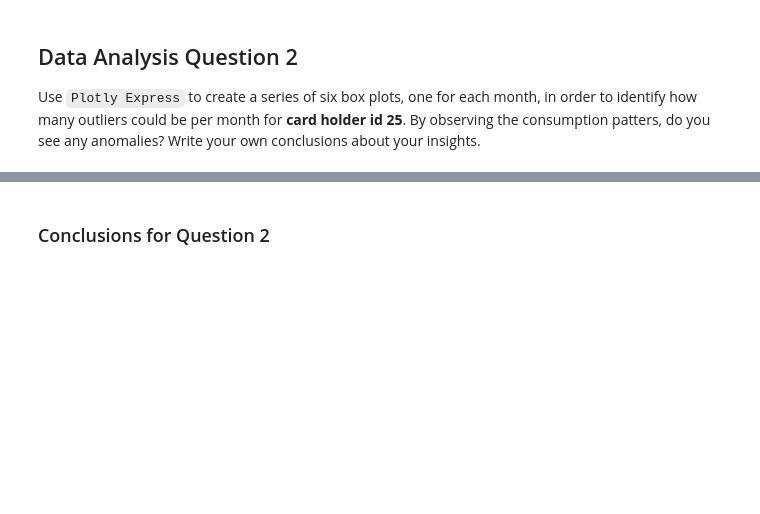
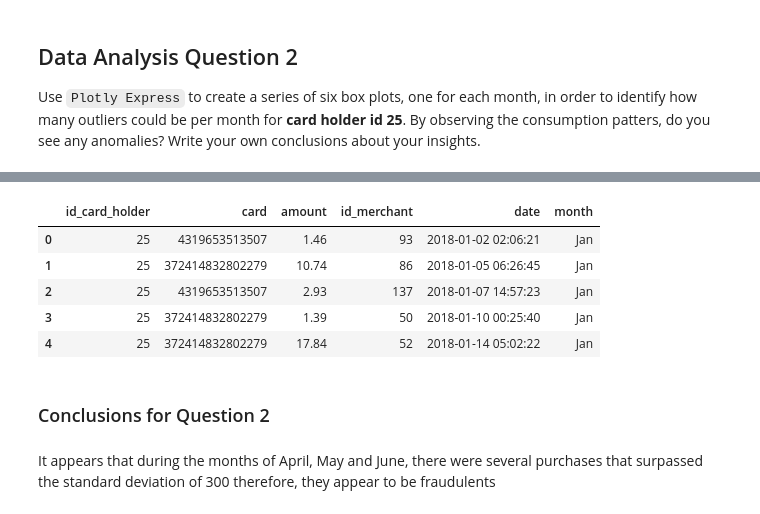
Before and after one commit to CacheKatch/fraudulent_cc_transactions_SQL, a Jupyter notebook: Starter_Files/visual_data_analysis.ipynb, the cells around one changed output, grey strips where cells are left out. Saved outputs shown, nothing was run; the diff lists cells and outputs as text; code cells hidden in the pictures; blank space fills up the shorter version.

```diff
--- a/Starter_Files/visual_data_analysis.ipynb
+++ b/Starter_Files/visual_data_analysis.ipynb
@@ -97,0 +107,21 @@ change_sum_daily_spending_18.hvplot()
+# %%
+# loading data of daily transactions from jan to jun 2018 for card holder 25
+card_holder_id_1 = 25
+query_card_holder = """
+SELECT
+	bb.id_card_holder,
+	bb.card,
+	cc.amount,
+	cc.id_merchant,
+	cc.date
+FROM "card_holder" aa
+LEFT JOIN "credit_card" bb ON aa.id_card_holder=bb.id_card_holder
+JOIN "transaction" cc ON bb.card=cc.card
+JOIN "merchant" dd ON cc.id_merchant=dd.id_merchant
+WHERE aa.id_card_holder="""+ str(card_holder_id_1) +""";
+
+"""
+
+# Load data into dataframe
+transactions_card_holder = pd.read_sql(query_card_holder,engine)
+transactions_card_holder.head()
@@ -98,4 +135,13 @@ change_sum_daily_spending_18.hvplot()
 # %%
 # change the numeric month to month names
+transactions_card_holder['month']=transactions_card_holder['date'].dt.strftime('%b')
+transactions_card_holder.head()
+# %% [output]
+|  | id_card_holder | card | amount | id_merchant | date | month |
+| 0 | 25 | 4319653513507 | 1.46 | 93 | 2018-01-02 02:06:21 | Jan |
+| 1 | 25 | 372414832802279 | 10.74 | 86 | 2018-01-05 06:26:45 | Jan |
+| 2 | 25 | 4319653513507 | 2.93 | 137 | 2018-01-07 14:57:23 | Jan |
+| 3 | 25 | 372414832802279 | 1.39 | 50 | 2018-01-10 00:25:40 | Jan |
+| 4 | 25 | 372414832802279 | 17.84 | 52 | 2018-01-14 05:02:22 | Jan |
 # %%
 # creating the six box plots using plotly express
@@ -102,2 +154,5 @@ change_sum_daily_spending_18.hvplot()
 # %% [markdown]
    ### Conclusions for Question 2
+# %% [markdown]
+ It appears that during the months of April, May and June, there were several purchases that surpassed the standard deviation of 300
+  therefore, they appear to be fraudulents
```
Also changed, not shown: parts of 9 cells of this notebook.
